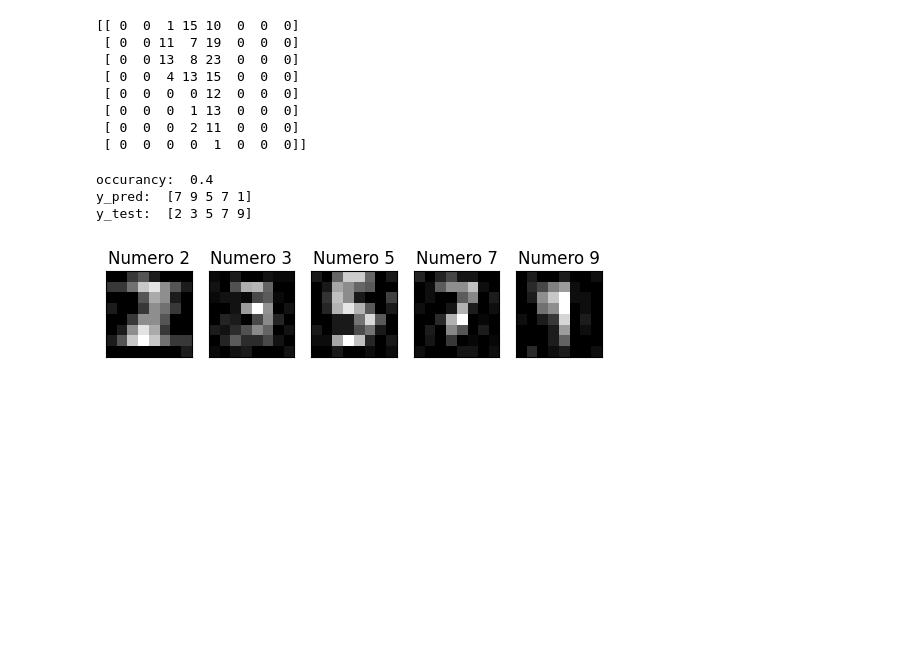
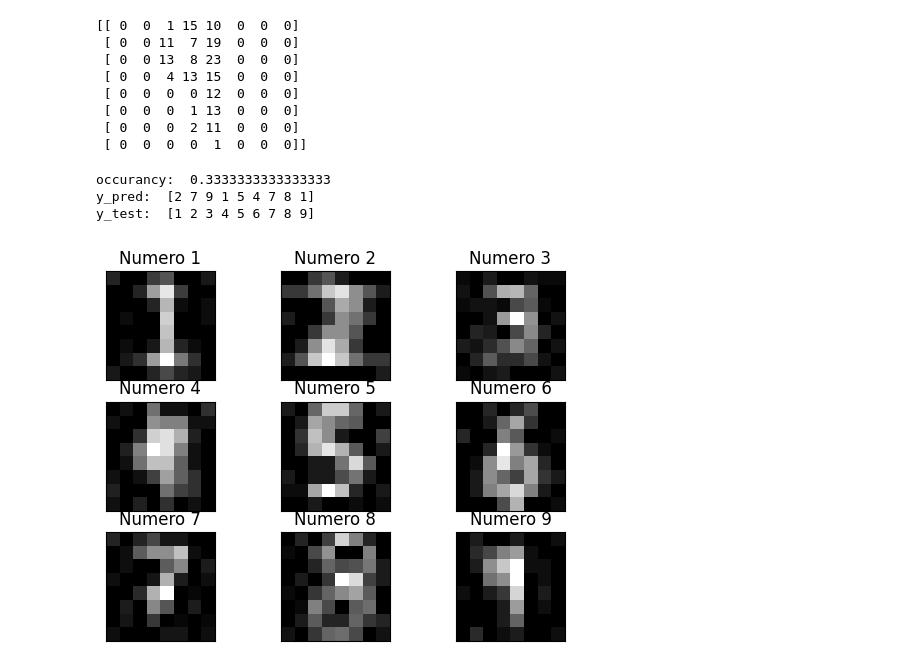
Before and after one commit to johnnyzaet08/CE5506-Pattern_Recognition, a Jupyter notebook: Trabajo_en_clase_1/Untitled.ipynb, the cells around one changed output. Saved outputs shown, nothing was run; the diff lists cells and outputs as text; code cells hidden in the pictures; blank space fills up the shorter version.

Commit message:
add new images and prove this images with algorithm

```diff
--- a/Trabajo_en_clase_1/Untitled.ipynb
+++ b/Trabajo_en_clase_1/Untitled.ipynb
@@ -347,39 +347,39 @@ print(np.array(number_9))
 import matplotlib.pyplot as plt
 import numpy as np
 
-numbers_test = [2, 3, 5, 7, 9]
+numbers_test = [1, 2, 3, 4, 5, 6, 7, 8, 9]
 images_test = []
 
-fig, axs = plt.subplots(1, 5)
+fig, axs = plt.subplots(3, 3)
 plt.gray()
 
 j = 0
 for i in numbers_test:
     image = Image.open(f'number{i}.jpeg')
     image = np.array(image)
     axs.flat[j].imshow(image)
     axs.flat[j].set_title(f'Numero {i}')
     axs.flat[j].set_xticks([])
     axs.flat[j].set_yticks([])
     j += 1
     image = image.flatten()
     images_test.append(image)
 
 
 images_test = np.array(images_test)
 numbers_test = np.array(numbers_test)
 
 #predict = our_classifier.predict(images)
 
 
 our_accuracy_u_test, y_pred_u_test, y_test_u_test = our_classifier.score(images_test, numbers_test, weights='uniform')
 print("occurancy: ", our_accuracy_u_test)
 print("y_pred: ", y_pred_u_test)
 print("y_test: ", y_test_u_test)
 
 plt.show()
 # %% [output]
-occurancy:  0.4
-y_pred:  [7 9 5 7 1]
-y_test:  [2 3 5 7 9]
+occurancy:  0.3333333333333333
+y_pred:  [2 7 9 1 5 4 7 8 1]
+y_test:  [1 2 3 4 5 6 7 8 9]
-[figure, old version]
+[figure, new version]
```
Also changed, not shown: 14 other files.
